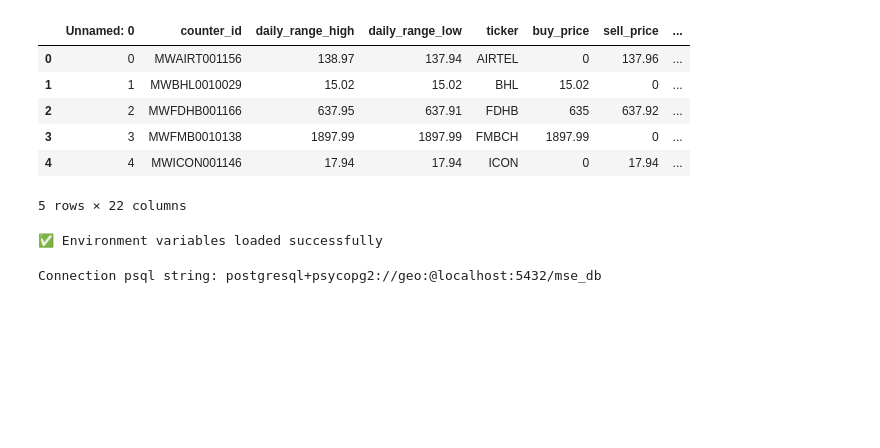
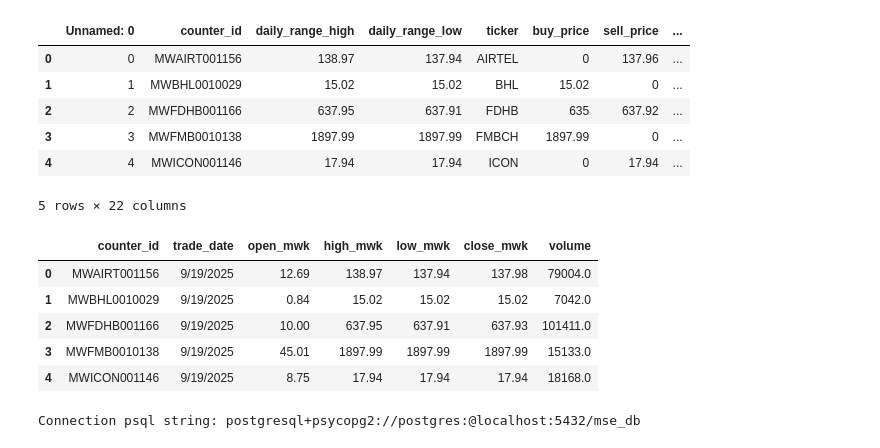
Before and after one commit to Geoffrey023/mse-api-assignment-Geo, a Jupyter notebook: database.ipynb, the cells around one changed output. Saved outputs shown, nothing was run; the diff lists cells and outputs as text; code cells hidden in the pictures; blank space fills up the shorter version.

```diff
--- a/database.ipynb
+++ b/database.ipynb
@@ -165,36 +165,12 @@ df_prices.head()
 df_prices=df_prices[['counter_id','trade_date','open_mwk','daily_range_high', 'daily_range_low','today_closing_price','volume_traded' ]]
 df_prices.columns=['counter_id','trade_date','open_mwk','high_mwk','low_mwk','close_mwk','volume']
 # %%
-# DATABASE CONFIGURATION
-try:
-    load_dotenv()
-
-    PGHOST = os.getenv("PGHOST", "localhost")
-    PGPORT = os.getenv("PGPORT", "5432")
-    PGDATABASE = os.getenv("PGDATABASE", "mse_db")  # Added default
-    PGUSER = os.getenv("PGUSER", "geo")  # Added default
-    PGPASSWORD = os.getenv("PGPASSWORD", "")
-
-    # Basic validation
-    if not PGDATABASE:
-        raise ValueError("PGDATABASE environment variable is required")
-    if not PGUSER:
-        raise ValueError("PGUSER environment variable is required")
-
-    # Convert port to integer safely
-    try:
-        PGPORT = int(PGPORT)
-    except ValueError:
-        PGPORT = 5432  # Default if conversion fails
-        print(f"⚠️  Invalid PGPORT, using default: {PGPORT}")
-
-    print("✅ Environment variables loaded successfully")
-
-except Exception as e:
-    print(f"❌ Error loading environment variables: {e}")
-    print("🔧 Using default configuration")
-
-DATABASE_URL = f"postgresql://{PGUSER}:{PGPASSWORD}@{PGHOST}:{PGPORT}/{PGDATABASE}"
+df_prices.head()
 # %% [output]
-✅ Environment variables loaded successfully
+|  | counter_id | trade_date | open_mwk | high_mwk | low_mwk | close_mwk | volume |
+| 0 | MWAIRT001156 | 9/19/2025 | 12.69 | 138.97 | 137.94 | 137.98 | 79004.0 |
+| 1 | MWBHL0010029 | 9/19/2025 | 0.84 | 15.02 | 15.02 | 15.02 | 7042.0 |
+| 2 | MWFDHB001166 | 9/19/2025 | 10.00 | 637.95 | 637.91 | 637.93 | 101411.0 |
+| 3 | MWFMB0010138 | 9/19/2025 | 45.01 | 1897.99 | 1897.99 | 1897.99 | 15133.0 |
+| 4 | MWICON001146 | 9/19/2025 | 8.75 | 17.94 | 17.94 | 17.94 | 18168.0 |
 # %%
@@ -204,8 +181,14 @@ def get_engine():
     engine = create_engine(db_url)
     return engine
 # %%
+# Load database connection parameters from environment variables
+PGHOST = os.getenv('PGHOST')
+PGPORT = os.getenv('PGPORT')
+PGDATABASE = os.getenv('PGDATABASE')
+PGUSER = os.getenv('PGUSER')
+PGPASSWORD = os.getenv('PGPASSWORD')
 connection_string = f"postgresql+psycopg2://{PGUSER}:{PGPASSWORD}@{PGHOST}:{PGPORT}/{PGDATABASE}"
 print("Connection psql string:", connection_string)
 # %% [output]
-Connection psql string: postgresql+psycopg2://geo:@localhost:5432/mse_db
+Connection psql string: postgresql+psycopg2://postgres:@localhost:5432/mse_db
 # %%
```
Also changed, not shown: parts of 2 cells of this notebook.
